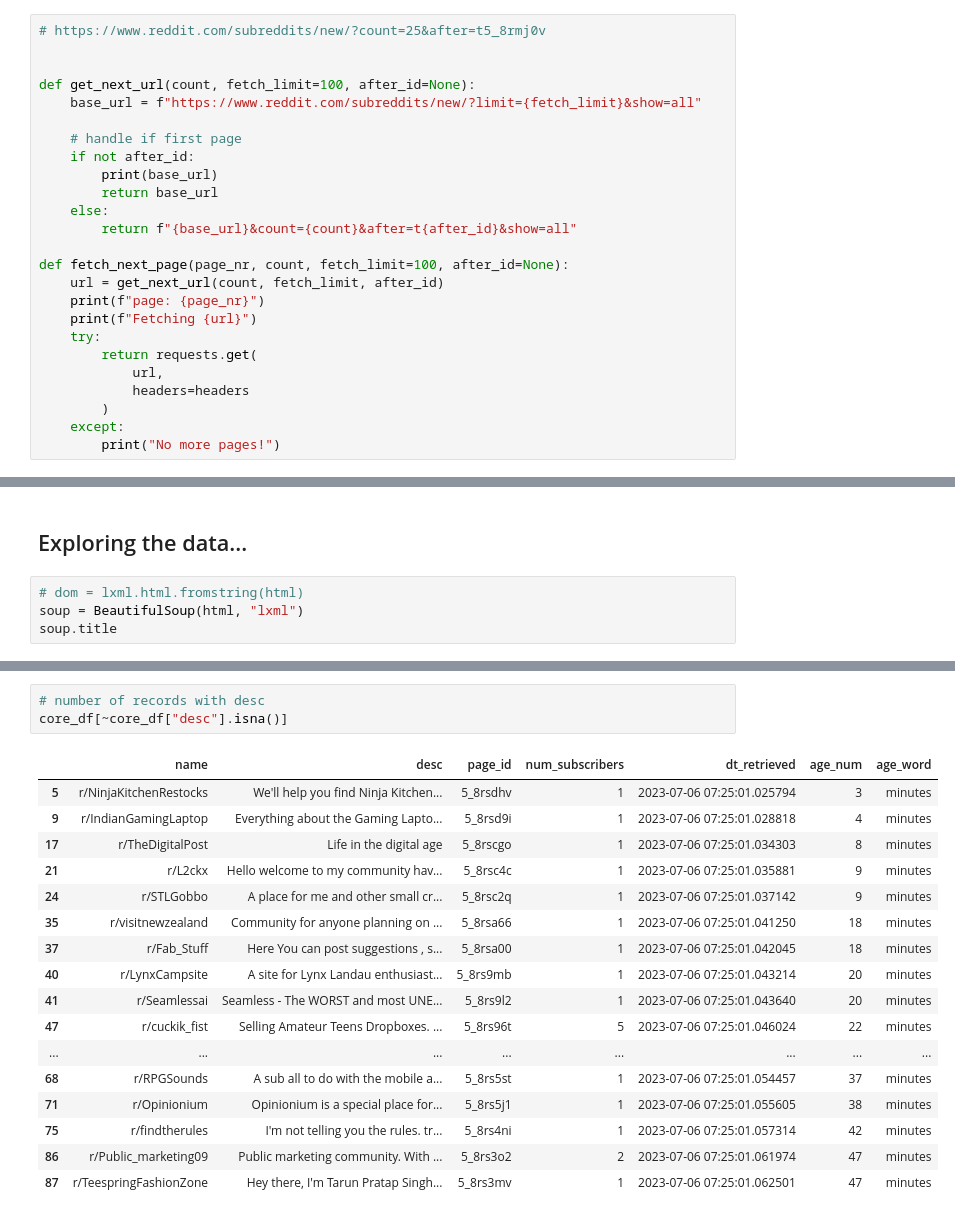
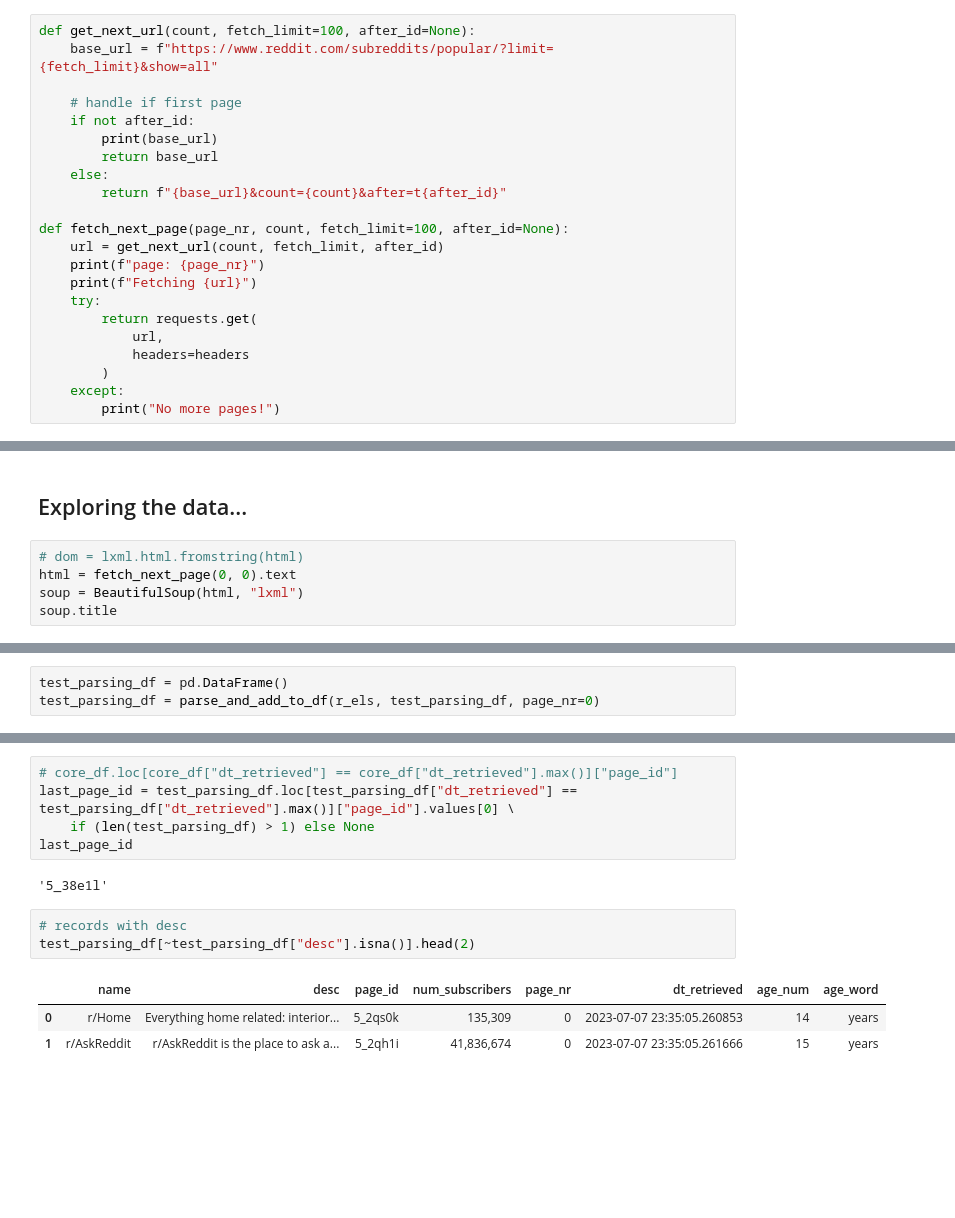
Before and after one commit to jellomoat/subs, a Jupyter notebook: lede-project-2-prep.ipynb, the cells around one changed output, grey strips where cells are left out. Saved outputs shown, nothing was run; the diff lists cells and outputs as text; blank space fills up the shorter version.

Commit message:
fixed scraper and parser for popular subreddits

```diff
--- a/lede-project-2-prep.ipynb
+++ b/lede-project-2-prep.ipynb
@@ -20,16 +23,13 @@ headers = {
 # %%
-# https://www.reddit.com/subreddits/new/?count=25&after=t5_8rmj0v
-
-
 def get_next_url(count, fetch_limit=100, after_id=None):
-    base_url = f"https://www.reddit.com/subreddits/new/?limit={fetch_limit}&show=all"
+    base_url = f"https://www.reddit.com/subreddits/popular/?limit={fetch_limit}&show=all"
 
     # handle if first page
     if not after_id:
         print(base_url)
         return base_url
     else:
-        return f"{base_url}&count={count}&after=t{after_id}&show=all"
+        return f"{base_url}&count={count}&after=t{after_id}"
 
 def fetch_next_page(page_nr, count, fetch_limit=100, after_id=None):
     url = get_next_url(count, fetch_limit, after_id)
@@ -205,6 +217,7 @@ Name: count, dtype: int64
 ## Exploring the data...
 # %%
 # dom = lxml.html.fromstring(html)
+html = fetch_next_page(0, 0).text
 soup = BeautifulSoup(html, "lxml")
 soup.title
 # %% [output]
@@ -305,0 +258,3 @@ core_df
+# %%
+test_parsing_df = pd.DataFrame()
+test_parsing_df = parse_and_add_to_df(r_els, test_parsing_df, page_nr=0)
@@ -306,21 +270,14 @@ core_df
+# %%
+# core_df.loc[core_df["dt_retrieved"] == core_df["dt_retrieved"].max()]["page_id"]
+last_page_id = test_parsing_df.loc[test_parsing_df["dt_retrieved"] == test_parsing_df["dt_retrieved"].max()]["page_id"].values[0] \
+    if (len(test_parsing_df) > 1) else None
+last_page_id
+# %% [output]
+'5_38e1l'
 # %%
-# number of records with desc
-core_df[~core_df["desc"].isna()]
+# records with desc
+test_parsing_df[~test_parsing_df["desc"].isna()].head(2)
 # %% [output]
-|  | name | desc | page_id | num_subscribers | dt_retrieved | age_num | age_word |
-| 5 | r/NinjaKitchenRestocks | We'll help you find Ninja Kitchen... | 5_8rsdhv | 1 | 2023-07-06 07:25:01.025794 | 3 | minutes |
-| 9 | r/IndianGamingLaptop | Everything about the Gaming Lapto... | 5_8rsd9i | 1 | 2023-07-06 07:25:01.028818 | 4 | minutes |
-| 17 | r/TheDigitalPost | Life in the digital age | 5_8rscgo | 1 | 2023-07-06 07:25:01.034303 | 8 | minutes |
-| 21 | r/L2ckx | Hello welcome to my community hav... | 5_8rsc4c | 1 | 2023-07-06 07:25:01.035881 | 9 | minutes |
-| 24 | r/STLGobbo | A place for me and other small cr... | 5_8rsc2q | 1 | 2023-07-06 07:25:01.037142 | 9 | minutes |
-| 35 | r/visitnewzealand | Community for anyone planning on ... | 5_8rsa66 | 1 | 2023-07-06 07:25:01.041250 | 18 | minutes |
-| 37 | r/Fab_Stuff | Here You can post suggestions , s... | 5_8rsa00 | 1 | 2023-07-06 07:25:01.042045 | 18 | minutes |
-| 40 | r/LynxCampsite | A site for Lynx Landau enthusiast... | 5_8rs9mb | 1 | 2023-07-06 07:25:01.043214 | 20 | minutes |
-| 41 | r/Seamlessai | Seamless - The WORST and most UNE... | 5_8rs9l2 | 1 | 2023-07-06 07:25:01.043640 | 20 | minutes |
-| 47 | r/cuckik_fist | Selling Amateur Teens Dropboxes. ... | 5_8rs96t | 5 | 2023-07-06 07:25:01.046024 | 22 | minutes |
-| ... | ... | ... | ... | ... | ... | ... | ... |
-| 68 | r/RPGSounds | A sub all to do with the mobile a... | 5_8rs5st | 1 | 2023-07-06 07:25:01.054457 | 37 | minutes |
-| 71 | r/Opinionium | Opinionium is a special place for... | 5_8rs5j1 | 1 | 2023-07-06 07:25:01.055605 | 38 | minutes |
-| 75 | r/findtherules | I'm not telling you the rules. tr... | 5_8rs4ni | 1 | 2023-07-06 07:25:01.057314 | 42 | minutes |
-| 86 | r/Public_marketing09 | Public marketing community. With ... | 5_8rs3o2 | 2 | 2023-07-06 07:25:01.061974 | 47 | minutes |
-| 87 | r/TeespringFashionZone | Hey there, I'm Tarun Pratap Singh... | 5_8rs3mv | 1 | 2023-07-06 07:25:01.062501 | 47 | minutes |
+|  | name | desc | page_id | num_subscribers | page_nr | dt_retrieved | age_num | age_word |
+| 0 | r/Home | Everything home related: interior... | 5_2qs0k | 135,309 | 0 | 2023-07-07 23:35:05.260853 | 14 | years |
+| 1 | r/AskReddit | r/AskReddit is the place to ask a... | 5_2qh1i | 41,836,674 | 0 | 2023-07-07 23:35:05.261666 | 15 | years |
```
Also changed, not shown: parts of 46 cells of this notebook.
